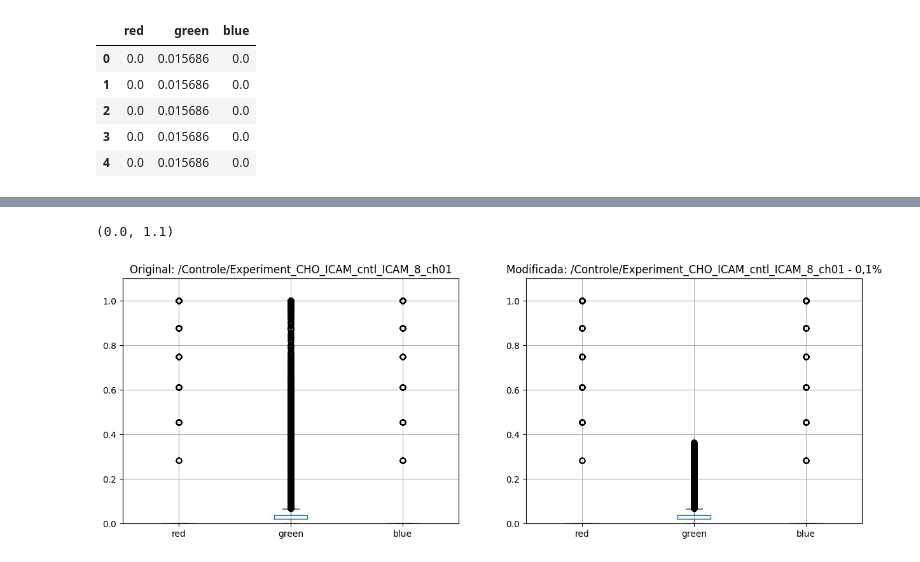
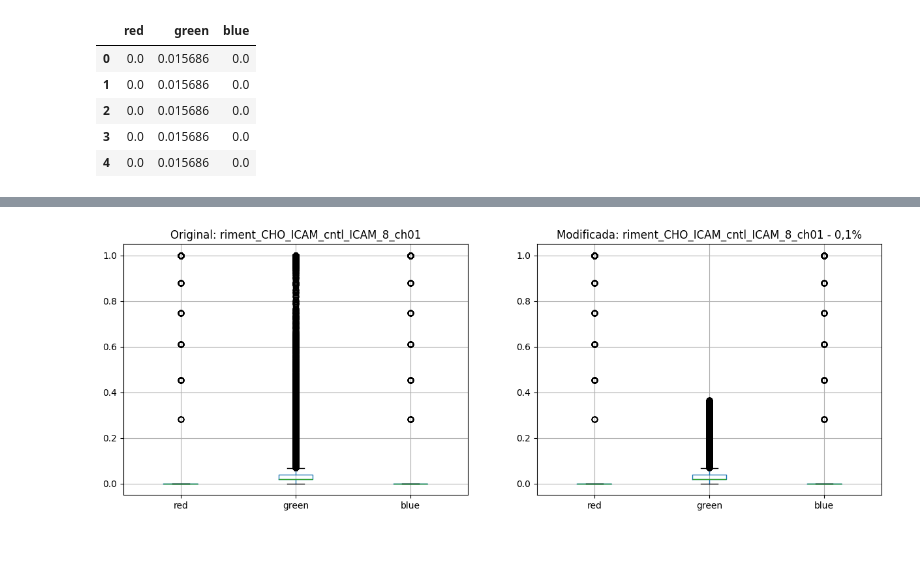
Before and after one commit to Laboratorio-de-Analise-de-Dados/img-PEP, a Jupyter notebook: notebooks/1_Retirada_excesso_pixel_2026-10-09.ipynb, the cells around one changed output, grey strips where cells are left out. Drawn from its saved outputs; the diff is of its cells as text; code cells hidden in the pictures.

```diff
--- a/notebooks/1_Retirada_excesso_pixel_2026-10-09.ipynb
+++ b/notebooks/1_Retirada_excesso_pixel_2026-10-09.ipynb
@@ -493,0 +460,4 @@ lista_arquivos_gst_icam_fluo[0:3]
+# %%
+link = "../data/imagem_conjunto/CHO-ICAM/GTS/"
+lista_arquivos_gst_icam_fluo = [link+i for i in os.listdir(link) if "ch01.tif" in i]
+len(lista_arquivos_gst_icam_fluo)
@@ -630,7 +592,7 @@ img_df_grupo.describe()
 # %%
-lista_arquivos_vir_icam = [i for i in lista_arquivos if "/CHO-ICAM/VIR/" in i]
-lista_arquivos_vir_icam_fluo = [i for i in lista_arquivos_vir_icam if "ch01.tif" in i]
-print(len(lista_arquivos_vir_icam_fluo))
+link = "../data/imagem_conjunto/CHO-ICAM/VIR/"
+lista_arquivos_vir_icam_fluo = [link+i for i in os.listdir(link) if "ch01.tif" in i]
+len(lista_arquivos_vir_icam_fluo)
 # %% [output]
 43
 # %%
@@ -772,7 +726,7 @@ img_df_grupo.describe()
 # %%
-lista_arquivos_cont_icam = [i for i in lista_arquivos if "/Experiment_CHO_ICAM_cntl" in i]
-lista_arquivos_cont_icam_fluo = [i for i in lista_arquivos_cont_icam if "ch01.tif" in i]
-print(len(lista_arquivos_cont_icam_fluo))
+link = "../data/imagem_conjunto/CHO-ICAM/Controle/"
+lista_arquivos_cont_icam_fluo = [link+i for i in os.listdir(link) if "ch01.tif" in i]
+len(lista_arquivos_cont_icam_fluo)
 # %% [output]
 25
 # %%
@@ -831,6 +778,8 @@ Name: 88, dtype: float64
 img_df_vir_crtl = img_df.copy()
 # %%
 novo_valor = 0.0  # converter os valores em zero
-img_df_vir_crtl.loc[img_df_vir_crtl['green'] >= 0.368627, 'green'] = novo_valor
-img_df_vir_crtl
+
+display(freq.iloc[n, 0])
+img_df_vir_crtl.loc[img_df_vir_crtl['green'] >= freq.iloc[n, 0], 'green'] = novo_valor
+img_df_vir_crtl.head()
 # %% [output]
@@ -850,19 +793,16 @@ img_df_vir_crtl
 # %%
 plt.figure(figsize=(15,5))
 
 plt.subplot(1, 2, 1)
 plt.title(f"Original: {path[46:-4]}")
 img_df.boxplot()
-plt.ylim(0, maxplot())
-
 
 plt.subplot(1, 2, 2)
 plt.title(f"Modificada: {path[46:-4]} - 0,1%")
 img_df_vir_crtl.boxplot()
-plt.ylim(0, maxplot())
+plt.show()
 # %% [output]
-(0.0, 1.1)
-[figure, old version]
+[figure, new version]
 # %%
 plt.figure(figsize=(15,15))
 
```
Also changed, not shown: parts of 60 cells of this notebook.
